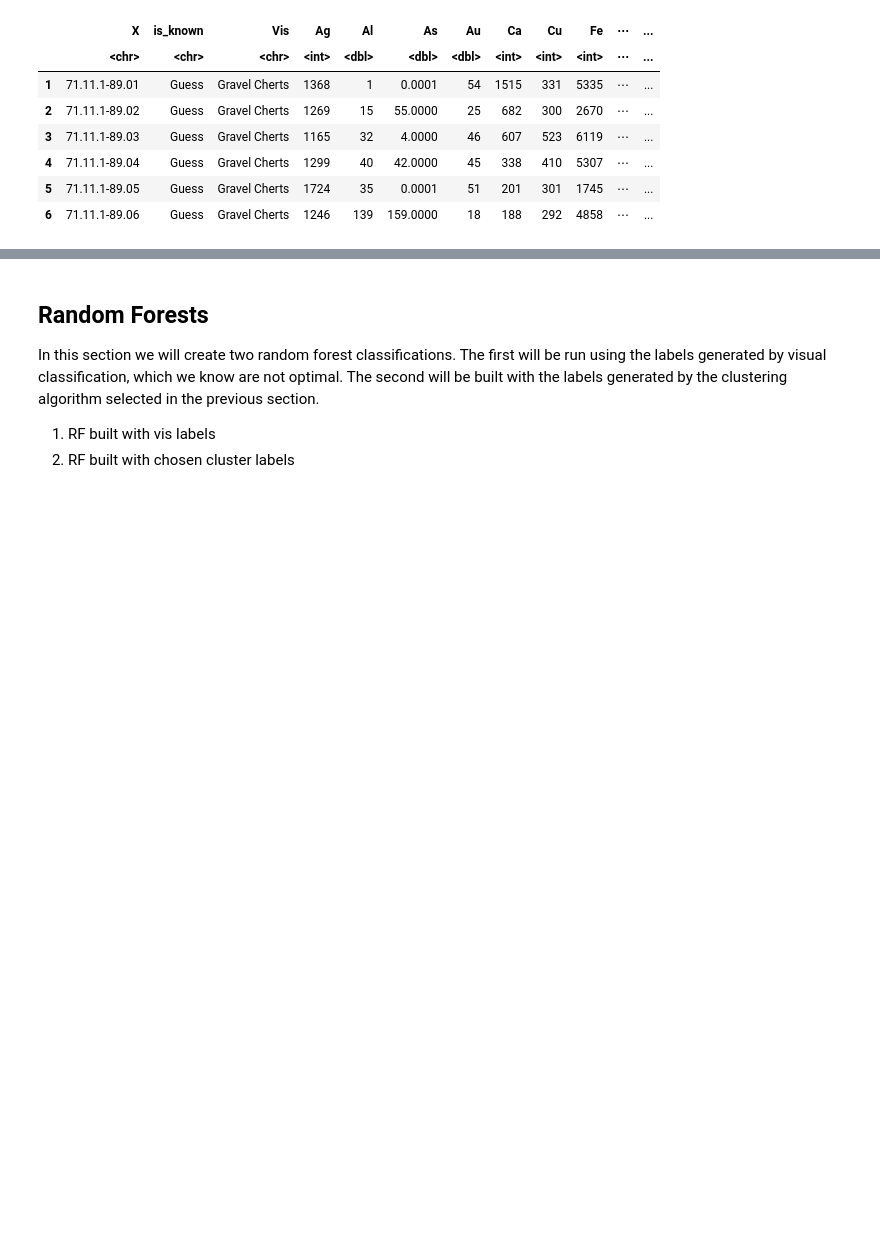
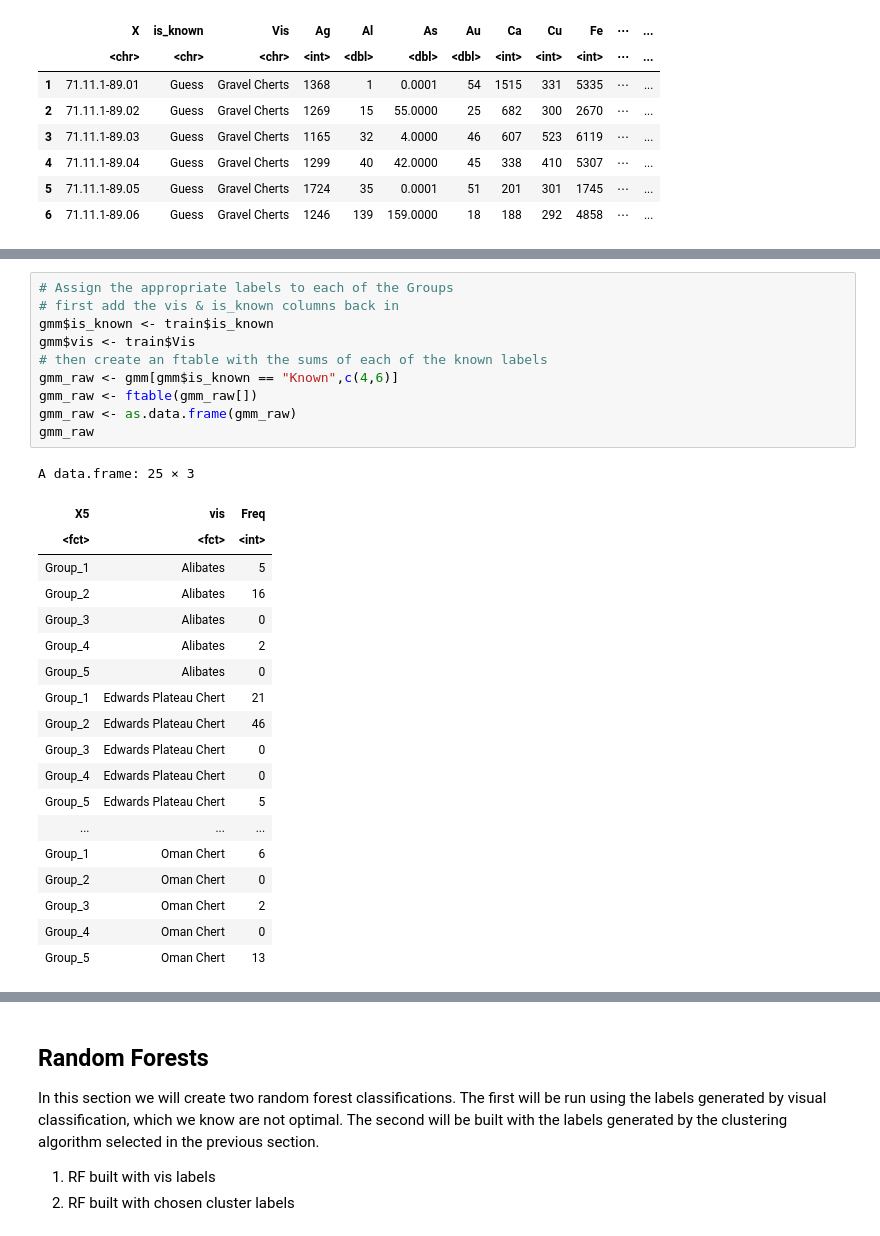
Before and after one commit to brandireger/Lithic_classification, a Jupyter notebook: Lithic_classification.ipynb, the cells around one changed output, grey strips where cells are left out. Saved outputs shown, nothing was run; the diff lists cells and outputs as text; blank space fills up the shorter version.

```diff
--- a/Lithic_classification.ipynb
+++ b/Lithic_classification.ipynb
@@ -2360,0 +149,30 @@ A data.frame: 60 × 3
+# %%
+# Assign the appropriate labels to each of the Groups
+# first add the vis & is_known columns back in
+gmm$is_known <- train$is_known
+gmm$vis <- train$Vis
+# then create an ftable with the sums of each of the known labels
+gmm_raw <- gmm[gmm$is_known == "Known",c(4,6)]
+gmm_raw <- ftable(gmm_raw[])
+gmm_raw <- as.data.frame(gmm_raw)
+gmm_raw
+# %% [output]
+A data.frame: 25 × 3
+| X5 | vis | Freq |
+| <fct> | <fct> | <int> |
+| Group_1 | Alibates | 5 |
+| Group_2 | Alibates | 16 |
+| Group_3 | Alibates | 0 |
+| Group_4 | Alibates | 2 |
+| Group_5 | Alibates | 0 |
+| Group_1 | Edwards Plateau Chert | 21 |
+| Group_2 | Edwards Plateau Chert | 46 |
+| Group_3 | Edwards Plateau Chert | 0 |
+| Group_4 | Edwards Plateau Chert | 0 |
+| Group_5 | Edwards Plateau Chert | 5 |
+| ... | ... | ... |
+| Group_1 | Oman Chert | 6 |
+| Group_2 | Oman Chert | 0 |
+| Group_3 | Oman Chert | 2 |
+| Group_4 | Oman Chert | 0 |
+| Group_5 | Oman Chert | 13 |
```
Also changed, not shown: parts of 109 cells of this notebook, 2 other files.
